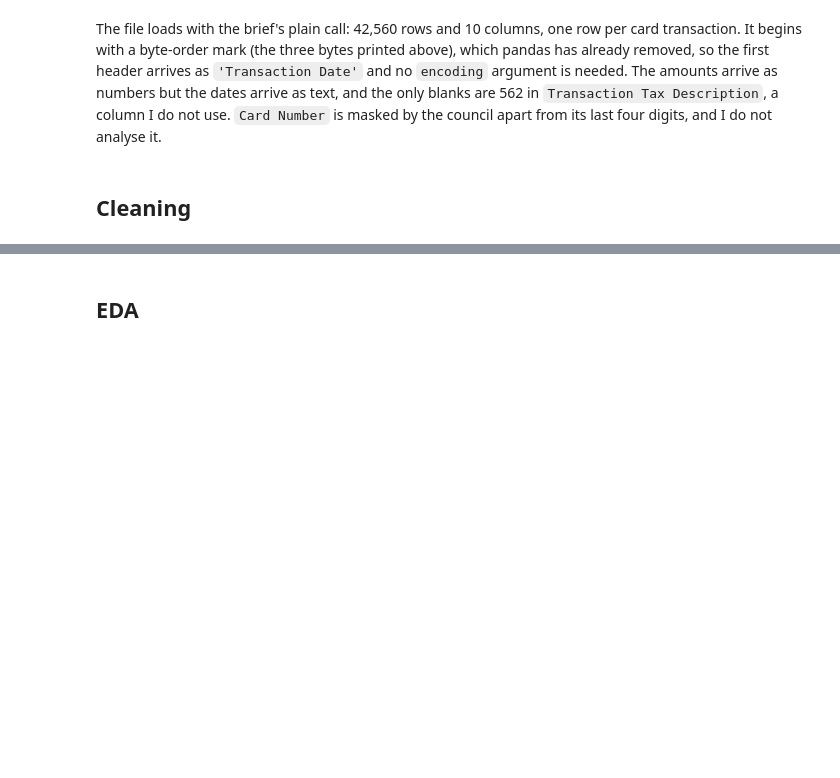
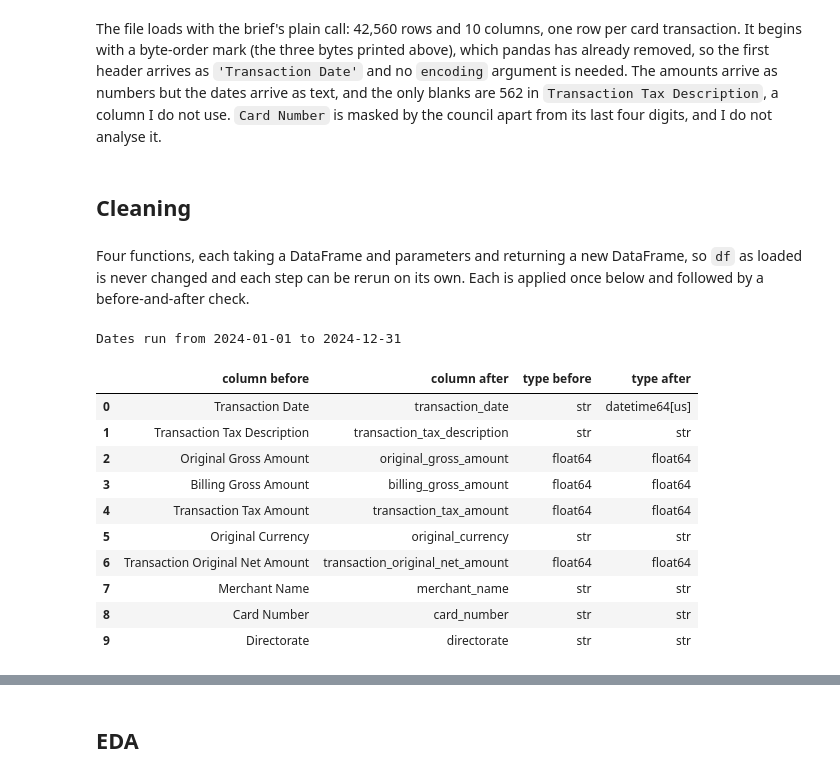
Before and after one commit to PaddyGilliland1/ai-programming-foundations-project, a Jupyter notebook: data_workflow.ipynb, the cells around one changed output, grey strips where cells are left out. Cells and saved outputs as stored; diff of their text form; code cells hidden in the pictures; blank space fills up the shorter version.

```diff
--- a/data_workflow.ipynb
+++ b/data_workflow.ipynb
@@ -57,3 +57,5 @@ The first column name as read: 'Transaction Date'
 The file loads with the brief's plain call: 42,560 rows and 10 columns, one row per card transaction. It begins with a byte-order mark (the three bytes printed above), which pandas has already removed, so the first header arrives as `'Transaction Date'` and no `encoding` argument is needed. The amounts arrive as numbers but the dates arrive as text, and the only blanks are 562 in `Transaction Tax Description`, a column I do not use. `Card Number` is masked by the council apart from its last four digits, and I do not analyse it.
 # %% [markdown]
 ## Cleaning
+# %% [markdown]
+Four functions, each taking a DataFrame and parameters and returning a new DataFrame, so `df` as loaded is never changed and each step can be rerun on its own. Each is applied once below and followed by a before-and-after check.
@@ -59,0 +101,34 @@ The file loads with the brief's plain call: 42,560 rows and 10 columns, one row
+# %%
+columns_fixed = standardise_columns(
+    df,
+    date_columns=["transaction_date"],
+    numeric_columns=[
+        "original_gross_amount",
+        "billing_gross_amount",
+        "transaction_tax_amount",
+        "transaction_original_net_amount",
+    ],
+)
+dates = columns_fixed["transaction_date"]
+print(f"Dates run from {dates.min():%Y-%m-%d} to {dates.max():%Y-%m-%d}")
+pd.DataFrame(
+    {
+        "column before": df.columns,
+        "column after": columns_fixed.columns,
+        "type before": df.dtypes.astype(str).to_numpy(),
+        "type after": columns_fixed.dtypes.astype(str).to_numpy(),
+    }
+)
+# %% [output]
+Dates run from 2024-01-01 to 2024-12-31
+|  | column before | column after | type before | type after |
+| 0 | Transaction Date | transaction_date | str | datetime64[us] |
+| 1 | Transaction Tax Description | transaction_tax_description | str | str |
+| 2 | Original Gross Amount | original_gross_amount | float64 | float64 |
+| 3 | Billing Gross Amount | billing_gross_amount | float64 | float64 |
+| 4 | Transaction Tax Amount | transaction_tax_amount | float64 | float64 |
+| 5 | Original Currency | original_currency | str | str |
+| 6 | Transaction Original Net Amount | transaction_original_net_amount | float64 | float64 |
+| 7 | Merchant Name | merchant_name | str | str |
+| 8 | Card Number | card_number | str | str |
+| 9 | Directorate | directorate | str | str |
```
Also changed, not shown: parts of 13 cells of this notebook.
